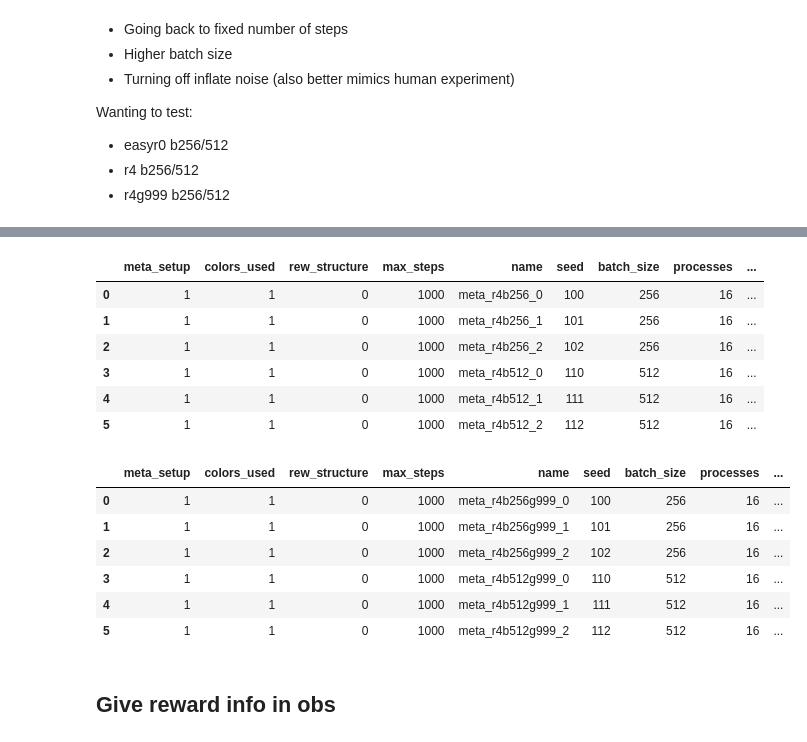
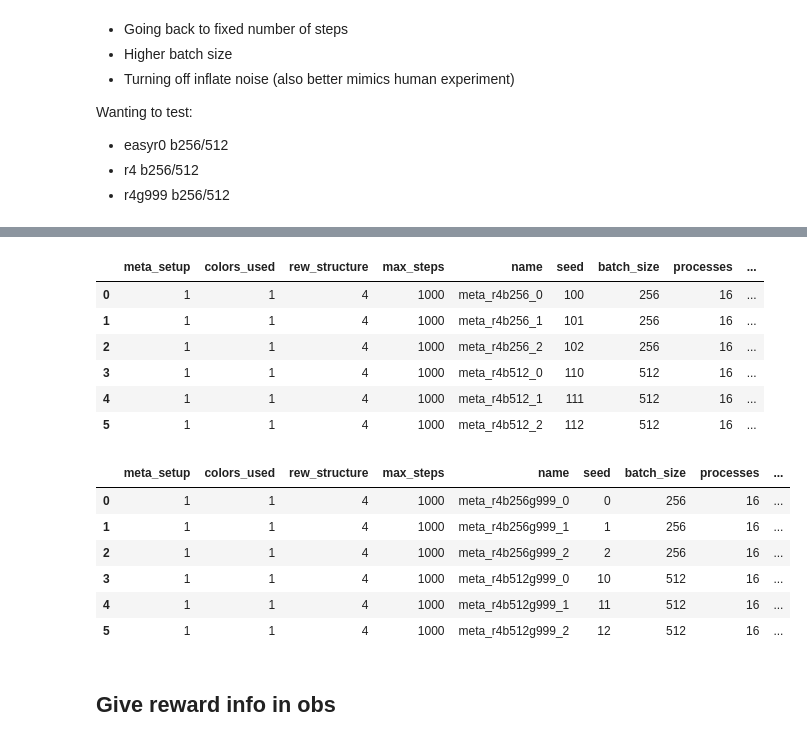
Before and after one commit to liuandrew/bart_ppo, a Jupyter notebook: write_and_test/write_experiments.ipynb, the cells around one changed output, grey strips where cells are left out. Saved outputs shown, nothing was run; the diff lists cells and outputs as text; code cells hidden in the pictures.

```diff
--- a/write_and_test/write_experiments.ipynb
+++ b/write_and_test/write_experiments.ipynb
@@ -2111,11 +2111,11 @@ for i, batch_size in enumerate(batch_sizes):
         r = exp_type
         exp_name = f'meta_{exp_type}b{batch_size}_{t}'
         env_kwargs = {'meta_setup': 1, 'colors_used': 1,
-                    'rew_structure': 0, 'max_steps': 1000}
+                    'rew_structure': 4, 'max_steps': 1000}
         if 'easy' in exp_type:
             env_kwargs['inflate_noise'] = 0
         row = env_kwargs.copy()
-        seed = j*100+i*10+t
+        seed = 1*100+i*10+t
         row['name'] = exp_name
         row['seed'] = seed
 
@@ -2159,12 +2159,12 @@ for i, batch_size in enumerate(batch_sizes):
 pd.DataFrame(rows)
 # %% [output]
 |  | meta_setup | colors_used | rew_structure | max_steps | name | seed | batch_size | processes | ... |
-| 0 | 1 | 1 | 0 | 1000 | meta_r4b256_0 | 100 | 256 | 16 | ... |
-| 1 | 1 | 1 | 0 | 1000 | meta_r4b256_1 | 101 | 256 | 16 | ... |
-| 2 | 1 | 1 | 0 | 1000 | meta_r4b256_2 | 102 | 256 | 16 | ... |
-| 3 | 1 | 1 | 0 | 1000 | meta_r4b512_0 | 110 | 512 | 16 | ... |
-| 4 | 1 | 1 | 0 | 1000 | meta_r4b512_1 | 111 | 512 | 16 | ... |
-| 5 | 1 | 1 | 0 | 1000 | meta_r4b512_2 | 112 | 512 | 16 | ... |
+| 0 | 1 | 1 | 4 | 1000 | meta_r4b256_0 | 100 | 256 | 16 | ... |
+| 1 | 1 | 1 | 4 | 1000 | meta_r4b256_1 | 101 | 256 | 16 | ... |
+| 2 | 1 | 1 | 4 | 1000 | meta_r4b256_2 | 102 | 256 | 16 | ... |
+| 3 | 1 | 1 | 4 | 1000 | meta_r4b512_0 | 110 | 512 | 16 | ... |
+| 4 | 1 | 1 | 4 | 1000 | meta_r4b512_1 | 111 | 512 | 16 | ... |
+| 5 | 1 | 1 | 4 | 1000 | meta_r4b512_2 | 112 | 512 | 16 | ... |
 # %%
 num_trials = 3
 
@@ -2177,11 +2177,11 @@ for i, batch_size in enumerate(batch_sizes):
         r = exp_type
         exp_name = f'meta_{exp_type}b{batch_size}g999_{t}'
         env_kwargs = {'meta_setup': 1, 'colors_used': 1,
-                    'rew_structure': 0, 'max_steps': 1000}
+                    'rew_structure': 4, 'max_steps': 1000}
         if 'easy' in exp_type:
             env_kwargs['inflate_noise'] = 0
         row = env_kwargs.copy()
-        seed = j*100+i*10+t
+        seed = 0*100+i*10+t
         row['name'] = exp_name
         row['seed'] = seed
 
@@ -2198,39 +2198,39 @@ for i, batch_size in enumerate(batch_sizes):
             'gamma': 0.999,
 
             'checkpoint_interval': 10,
             'ep_verbosity': 100,
             'save_dir': 'meta',
 
             'seed': seed,
             'no_cuda': True,
             'env_kwargs': env_kwargs,
 
             'nn_base': 'DelayedRNNPPO',
             'nn_base_kwargs': {'hidden_size': 64,},
         }
         # for k, v in variation['config'].items():
         #     config[k] = v
 
         row['name'] = config['exp_name']
         row['batch_size'] = config['num_steps']
         row['seed'] = config['seed']
         row['processes'] = config['num_processes']
         row['mini_batch'] = config['num_mini_batch']
         row['total_steps'] = config['num_env_steps']
         row['gamma'] = config['gamma']
         # row['recurrent'] = config['nn_base_kwargs']['recurrent']
         pickle.dump(config, open('../experiment_configs/' + exp_name, 'wb'))
 
 
 pd.DataFrame(rows)
 # %% [output]
 |  | meta_setup | colors_used | rew_structure | max_steps | name | seed | batch_size | processes | ... |
-| 0 | 1 | 1 | 0 | 1000 | meta_r4b256g999_0 | 100 | 256 | 16 | ... |
-| 1 | 1 | 1 | 0 | 1000 | meta_r4b256g999_1 | 101 | 256 | 16 | ... |
-| 2 | 1 | 1 | 0 | 1000 | meta_r4b256g999_2 | 102 | 256 | 16 | ... |
-| 3 | 1 | 1 | 0 | 1000 | meta_r4b512g999_0 | 110 | 512 | 16 | ... |
-| 4 | 1 | 1 | 0 | 1000 | meta_r4b512g999_1 | 111 | 512 | 16 | ... |
-| 5 | 1 | 1 | 0 | 1000 | meta_r4b512g999_2 | 112 | 512 | 16 | ... |
+| 0 | 1 | 1 | 4 | 1000 | meta_r4b256g999_0 | 0 | 256 | 16 | ... |
+| 1 | 1 | 1 | 4 | 1000 | meta_r4b256g999_1 | 1 | 256 | 16 | ... |
+| 2 | 1 | 1 | 4 | 1000 | meta_r4b256g999_2 | 2 | 256 | 16 | ... |
+| 3 | 1 | 1 | 4 | 1000 | meta_r4b512g999_0 | 10 | 512 | 16 | ... |
+| 4 | 1 | 1 | 4 | 1000 | meta_r4b512g999_1 | 11 | 512 | 16 | ... |
+| 5 | 1 | 1 | 4 | 1000 | meta_r4b512g999_2 | 12 | 512 | 16 | ... |
 # %% [markdown]
 ## Give reward info in obs
 # %%
```
Also changed, not shown: parts of 5 cells of this notebook, 2 other files.
